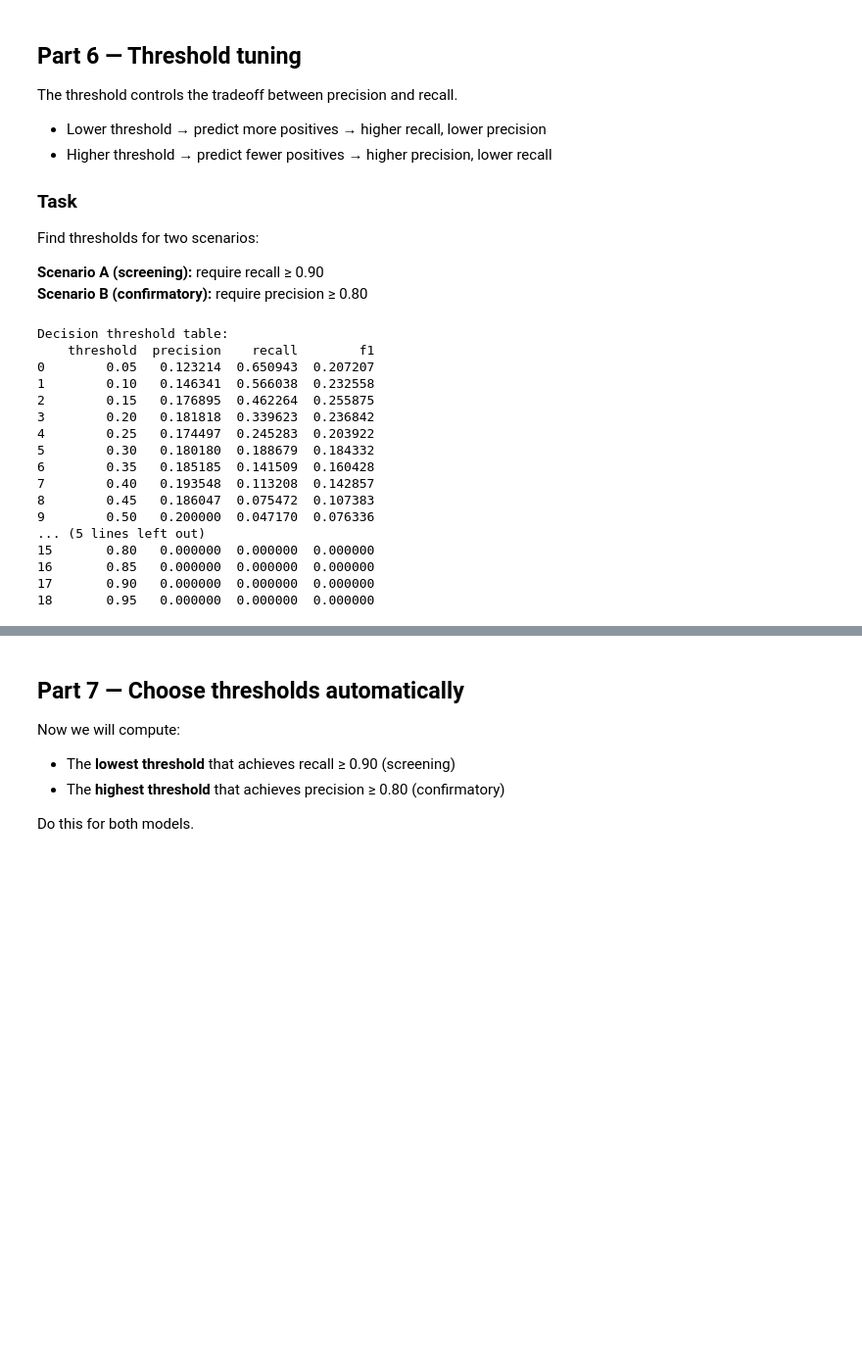
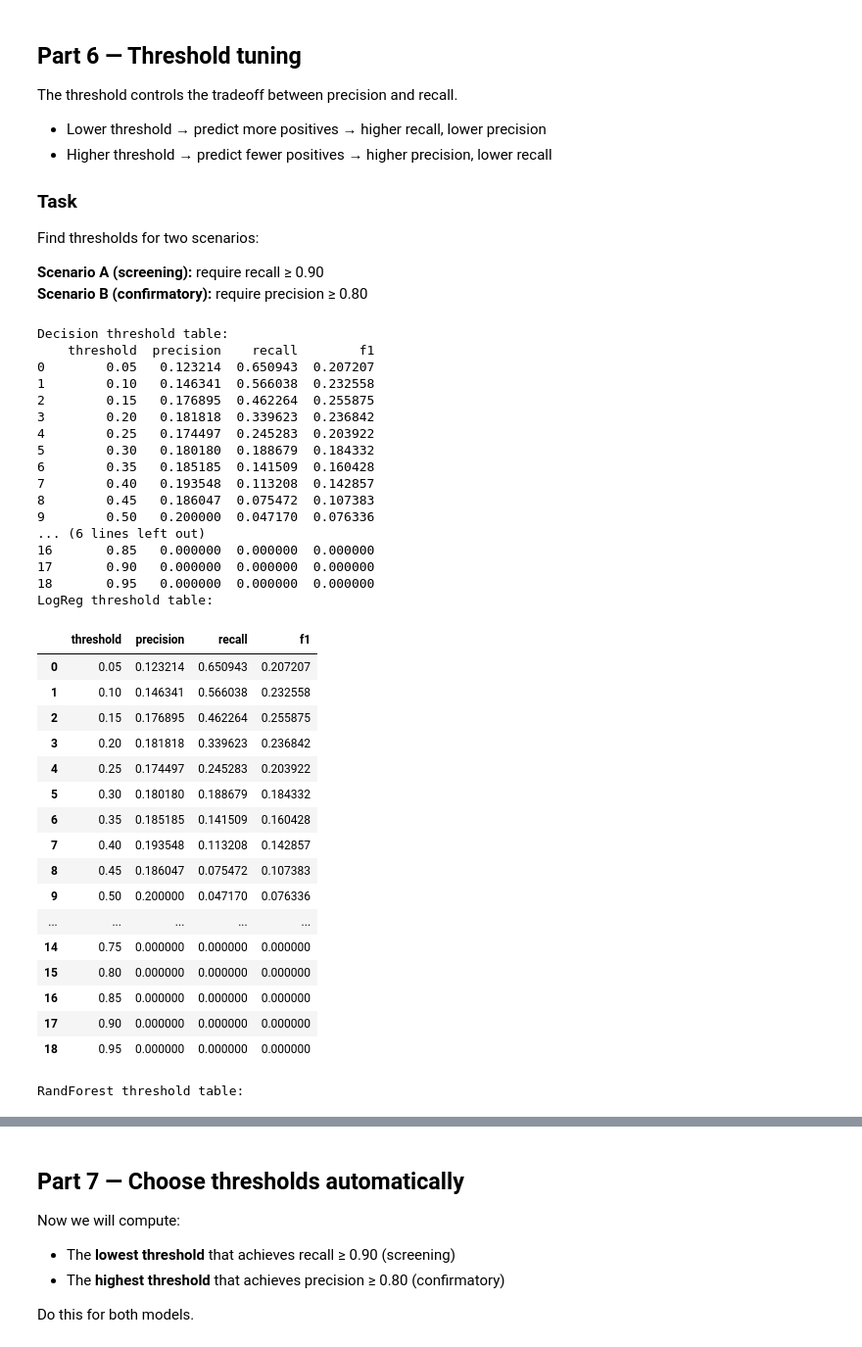
Before and after one commit to duxiuxia-bioinformatics/teach_machine_learning_and_ai, a Jupyter notebook: src/teaching/classification/evaluation/classifier_evaluation_lab.ipynb, the cells around one changed output, grey strips where cells are left out. Shown at 98% size. Drawn from its saved outputs; the diff is of its cells as text; code cells hidden in the pictures; blank space fills up the shorter version.

```diff
--- a/src/teaching/classification/evaluation/classifier_evaluation_lab.ipynb
+++ b/src/teaching/classification/evaluation/classifier_evaluation_lab.ipynb
@@ -329,39 +341,57 @@ def threshold_table(y_true, y_prob, thresholds):
             "threshold": t,
             "precision": precision_score(y_true, y_pred, zero_division=0),
             "recall": recall_score(y_true, y_pred),
             "f1": f1_score(y_true, y_pred)
         })
     return pd.DataFrame(rows)
 
 thresholds = np.linspace(0.05, 0.95, 19)
 
 dt_table = threshold_table(y_test, dt_prob, thresholds)
-# lr_table = threshold_table(y_test, lr_prob, thresholds)
-# rf_table = threshold_table(y_test, rf_prob, thresholds)
+lr_table = threshold_table(y_test, lr_prob, thresholds)
+rf_table = threshold_table(y_test, rf_prob, thresholds)
 
 print('Decision threshold table:')
 print(dt_table)
 
-# print("LogReg threshold table:")
-# display(lr_table)
-#
-# print("\nRandForest threshold table:")
-# display(rf_table)
+print("LogReg threshold table:")
+display(lr_table)
+
+print("\nRandForest threshold table:")
+display(rf_table)
 # %% [output]
 Decision threshold table:
     threshold  precision    recall        f1
 0        0.05   0.123214  0.650943  0.207207
 1        0.10   0.146341  0.566038  0.232558
 2        0.15   0.176895  0.462264  0.255875
 3        0.20   0.181818  0.339623  0.236842
 4        0.25   0.174497  0.245283  0.203922
 5        0.30   0.180180  0.188679  0.184332
 6        0.35   0.185185  0.141509  0.160428
 7        0.40   0.193548  0.113208  0.142857
 8        0.45   0.186047  0.075472  0.107383
 9        0.50   0.200000  0.047170  0.076336
-... (5 lines left out)
-15       0.80   0.000000  0.000000  0.000000
+... (6 lines left out)
 16       0.85   0.000000  0.000000  0.000000
 17       0.90   0.000000  0.000000  0.000000
 18       0.95   0.000000  0.000000  0.000000
+LogReg threshold table:
+|  | threshold | precision | recall | f1 |
+| 0 | 0.05 | 0.123214 | 0.650943 | 0.207207 |
+| 1 | 0.10 | 0.146341 | 0.566038 | 0.232558 |
+| 2 | 0.15 | 0.176895 | 0.462264 | 0.255875 |
+| 3 | 0.20 | 0.181818 | 0.339623 | 0.236842 |
+| 4 | 0.25 | 0.174497 | 0.245283 | 0.203922 |
+| 5 | 0.30 | 0.180180 | 0.188679 | 0.184332 |
+| 6 | 0.35 | 0.185185 | 0.141509 | 0.160428 |
+| 7 | 0.40 | 0.193548 | 0.113208 | 0.142857 |
+| 8 | 0.45 | 0.186047 | 0.075472 | 0.107383 |
+| 9 | 0.50 | 0.200000 | 0.047170 | 0.076336 |
+| ... | ... | ... | ... | ... |
+| 14 | 0.75 | 0.000000 | 0.000000 | 0.000000 |
+| 15 | 0.80 | 0.000000 | 0.000000 | 0.000000 |
+| 16 | 0.85 | 0.000000 | 0.000000 | 0.000000 |
+| 17 | 0.90 | 0.000000 | 0.000000 | 0.000000 |
+| 18 | 0.95 | 0.000000 | 0.000000 | 0.000000 |
+RandForest threshold table:
```
Also changed, not shown: parts of 9 cells of this notebook.
